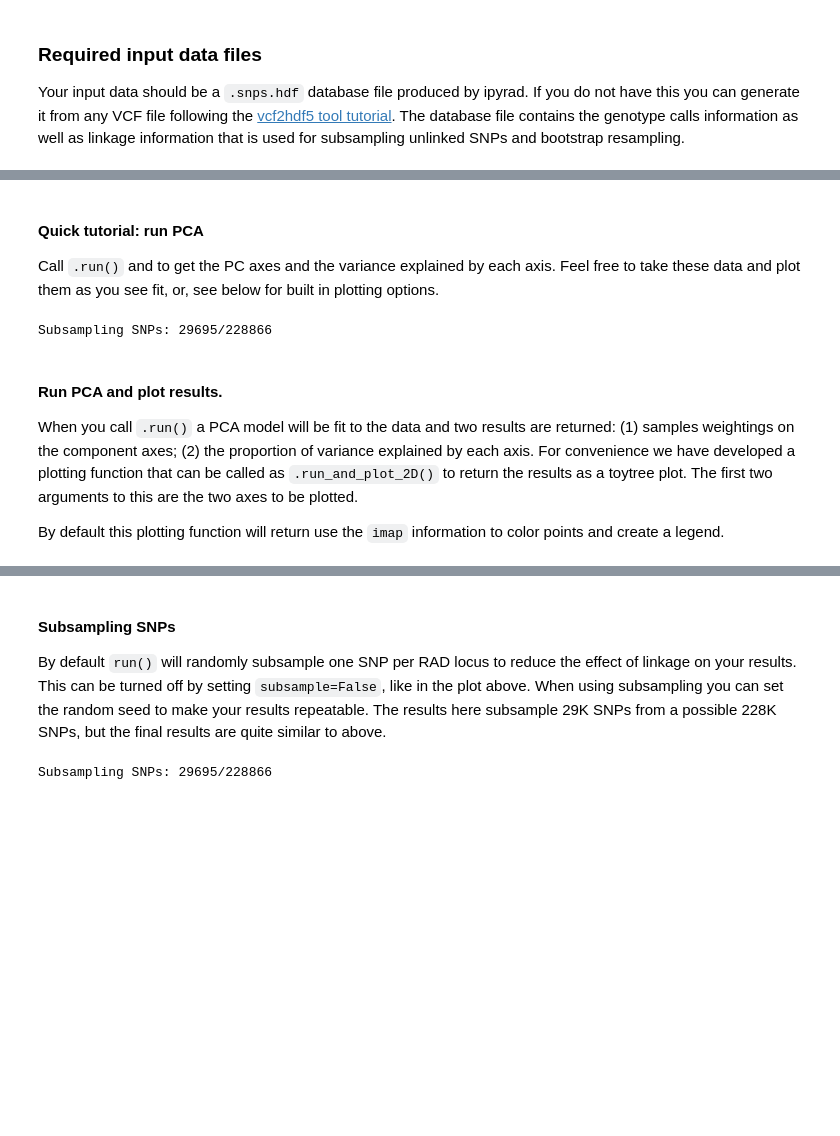
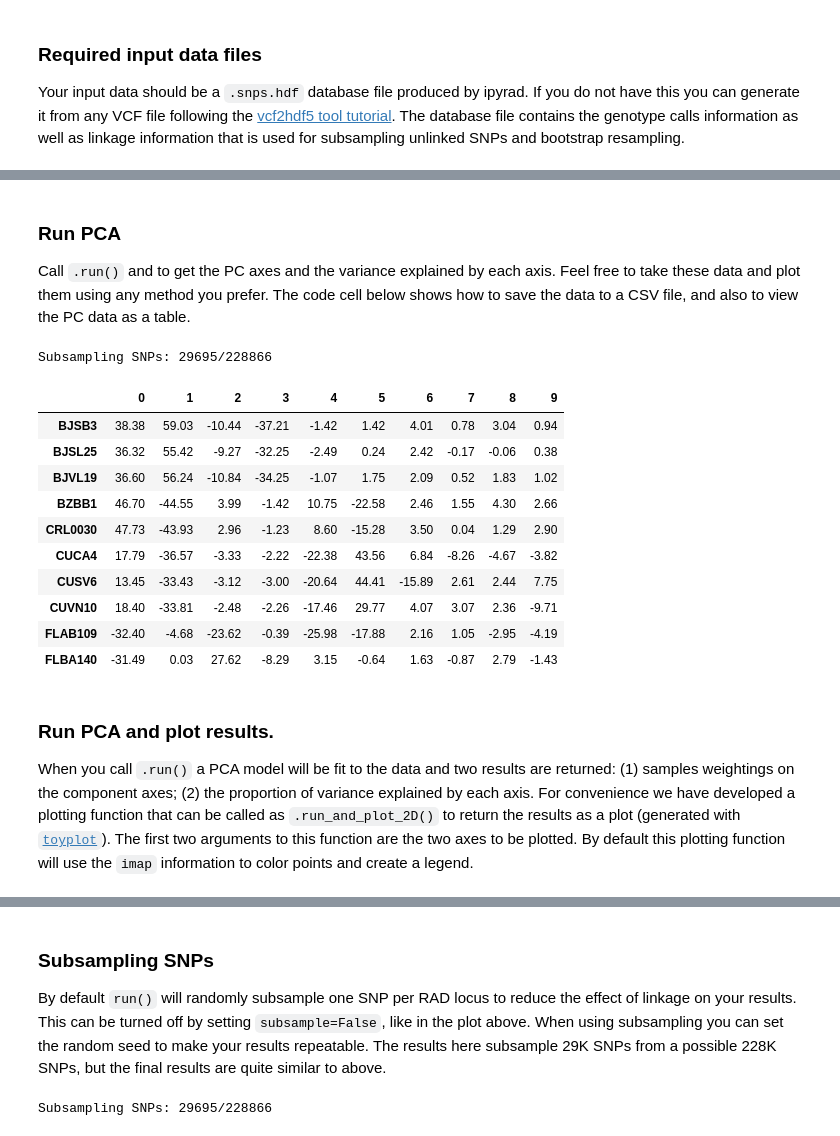
Before and after one commit to dereneaton/ipyrad, a Jupyter notebook: newdocs/API-analysis/cookbook-pca.ipynb, the cells around one changed output, grey strips where cells are left out. Cells and saved outputs as stored; diff of their text form; code cells hidden in the pictures; blank space fills up the shorter version.

```diff
--- a/newdocs/API-analysis/cookbook-pca.ipynb
+++ b/newdocs/API-analysis/cookbook-pca.ipynb
@@ -63,23 +66,42 @@ Imputation: 'sampled'; (0, 1, 2) = 77.0%, 10.7%, 12.3%
 # %% [markdown]
-#### Quick tutorial: run PCA
-Call `.run()` and to get the PC axes and the variance explained by each axis. Feel free to take these data and plot them as you see fit, or, see below for built in plotting options.
+### Run PCA
+Call `.run()` and to get the PC axes and the variance explained by each axis. Feel free to take these data and plot them using any method you prefer. The code cell below shows how to save the data to a CSV file, and also to view the PC data as a table.
 # %%
 # run the PCA analysis
 pcs, var = pca.run()
 # %% [output]
 Subsampling SNPs: 29695/228866
+# %%
+# store the PC axes as a dataframe
+df = pd.DataFrame(pcs, index=pca.names)
+
+# write the PC axes to a CSV file
+df.to_csv("pca_analysis.csv")
+
+# show the first ten samples and the first 10 PC axes
+df.iloc[:10, :10].round(2)
+# %% [output]
+|  | 0 | 1 | 2 | 3 | 4 | 5 | 6 | 7 | 8 | 9 |
+| BJSB3 | 38.38 | 59.03 | -10.44 | -37.21 | -1.42 | 1.42 | 4.01 | 0.78 | 3.04 | 0.94 |
+| BJSL25 | 36.32 | 55.42 | -9.27 | -32.25 | -2.49 | 0.24 | 2.42 | -0.17 | -0.06 | 0.38 |
+| BJVL19 | 36.60 | 56.24 | -10.84 | -34.25 | -1.07 | 1.75 | 2.09 | 0.52 | 1.83 | 1.02 |
+| BZBB1 | 46.70 | -44.55 | 3.99 | -1.42 | 10.75 | -22.58 | 2.46 | 1.55 | 4.30 | 2.66 |
+| CRL0030 | 47.73 | -43.93 | 2.96 | -1.23 | 8.60 | -15.28 | 3.50 | 0.04 | 1.29 | 2.90 |
+| CUCA4 | 17.79 | -36.57 | -3.33 | -2.22 | -22.38 | 43.56 | 6.84 | -8.26 | -4.67 | -3.82 |
+| CUSV6 | 13.45 | -33.43 | -3.12 | -3.00 | -20.64 | 44.41 | -15.89 | 2.61 | 2.44 | 7.75 |
+| CUVN10 | 18.40 | -33.81 | -2.48 | -2.26 | -17.46 | 29.77 | 4.07 | 3.07 | 2.36 | -9.71 |
+| FLAB109 | -32.40 | -4.68 | -23.62 | -0.39 | -25.98 | -17.88 | 2.16 | 1.05 | -2.95 | -4.19 |
+| FLBA140 | -31.49 | 0.03 | 27.62 | -8.29 | 3.15 | -0.64 | 1.63 | -0.87 | 2.79 | -1.43 |
 # %% [markdown]
-#### Run PCA and plot results.
-When you call `.run()` a PCA model will be fit to the data and two results are returned: (1) samples weightings on the component axes; (2) the proportion of variance explained by each axis. For convenience we have developed a plotting function that can be called as `.run_and_plot_2D()` to return the results as a toytree plot. The first two arguments to this are the two axes to be plotted.
-
-By default this plotting function will return use the `imap` information to color points and create a legend.
+### Run PCA and plot results.
+When you call `.run()` a PCA model will be fit to the data and two results are returned: (1) samples weightings on the component axes; (2) the proportion of variance explained by each axis. For convenience we have developed a plotting function that can be called as `.run_and_plot_2D()` to return the results as a plot (generated with [`toyplot`](https://toyplot.rtfd.io)). The first two arguments to this function are the two axes to be plotted. By default this plotting function will use the `imap` information to color points and create a legend.
 # %%
 # plot PC axes 0 and 2 with no subsampling
 pca.run_and_plot_2D(0, 2, subsample=False);
 # %% [output]
 [interactive output not drawn]
 # %% [markdown]
-#### Subsampling SNPs
+### Subsampling SNPs
 By default `run()` will randomly subsample one SNP per RAD locus to reduce the effect of linkage on your results. This can be turned off by setting `subsample=False`, like in the plot above. When using subsampling you can set the random seed to make your results repeatable. The results here subsample 29K SNPs from a possible 228K SNPs, but the final results are quite similar to above.
 # %%
 # plot PC axes 0 and 2 with no subsampling
```
Also changed, not shown: parts of 18 cells of this notebook.
